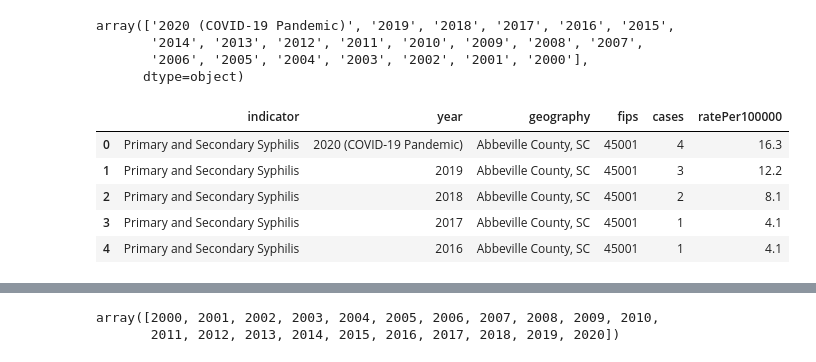
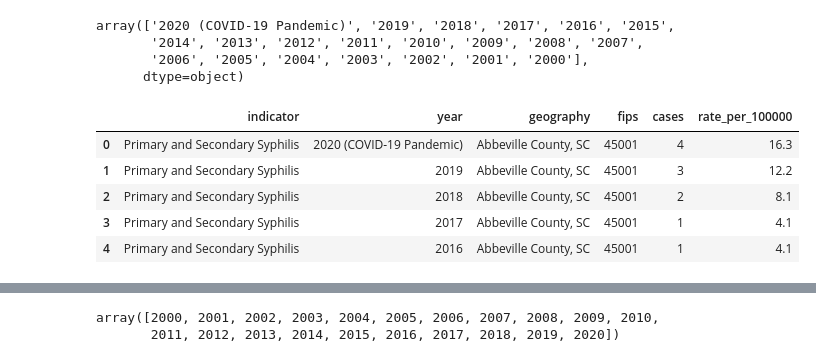
Before and after one commit to JayRPhilbrick/bdsi22dataminingsti, a Jupyter notebook: notebooks/CDCSTD_overall_clean.ipynb, the cells around one changed output, grey strips where cells are left out. Cells and saved outputs as stored; diff of their text form; code cells hidden in the pictures.

```diff
--- a/notebooks/CDCSTD_overall_clean.ipynb
+++ b/notebooks/CDCSTD_overall_clean.ipynb
@@ -21,24 +21,29 @@ array(['2020 (COVID-19 Pandemic)', '2019', '2018', '2017', '2016', '2015',
        '2014', '2013', '2012', '2011', '2010', '2009', '2008', '2007',
        '2006', '2005', '2004', '2003', '2002', '2001', '2000'],
       dtype=object)
+# %%
+df.columns= df.columns.str.lower()
+df.columns = df.columns.str.replace(' ','_')
+df.columns = df.columns.str.replace('/','_')
+df.head()
+# %% [output]
+|  | indicator | year | geography | fips | cases | rate_per_100000 |
+| 0 | Primary and Secondary Syphilis | 2020 (COVID-19 Pandemic) | Abbeville County, SC | 45001 | 4 | 16.3 |
+| 1 | Primary and Secondary Syphilis | 2019 | Abbeville County, SC | 45001 | 3 | 12.2 |
+| 2 | Primary and Secondary Syphilis | 2018 | Abbeville County, SC | 45001 | 2 | 8.1 |
+| 3 | Primary and Secondary Syphilis | 2017 | Abbeville County, SC | 45001 | 1 | 4.1 |
+| 4 | Primary and Secondary Syphilis | 2016 | Abbeville County, SC | 45001 | 1 | 4.1 |
 # %%
-df = df.rename(columns = {'Cases':'cases',
-                            'Rate per 100000':'ratePer100000',
-                             'Indicator':'indicator',
-                             'Year':'year',
-                             'Geography':'geography',
-                             'FIPS':'fips',
-                             'Percent':'percent',
-                             'Sex':'sex',
-                             'Race/Ethnicity' : 'raceEthnicity'})
-df.head()
+# df = df.rename(columns = {'Cases':'cases',
+#                             'Rate per 100000':'ratePer100000',
+#                              'Indicator':'indicator',
+#                              'Year':'year',
+#                              'Geography':'geography',
+#                              'FIPS':'fips',
+#                              'Percent':'percent',
+#                              'Sex':'sex',
+#                              'Race/Ethnicity' : 'raceEthnicity'})
+# df.head()
-# %% [output]
-|  | indicator | year | geography | fips | cases | ratePer100000 |
-| 0 | Primary and Secondary Syphilis | 2020 (COVID-19 Pandemic) | Abbeville County, SC | 45001 | 4 | 16.3 |
-| 1 | Primary and Secondary Syphilis | 2019 | Abbeville County, SC | 45001 | 3 | 12.2 |
-| 2 | Primary and Secondary Syphilis | 2018 | Abbeville County, SC | 45001 | 2 | 8.1 |
-| 3 | Primary and Secondary Syphilis | 2017 | Abbeville County, SC | 45001 | 1 | 4.1 |
-| 4 | Primary and Secondary Syphilis | 2016 | Abbeville County, SC | 45001 | 1 | 4.1 |
 # %%
 df.loc[df["year"].str.startswith('2020',na=False), "year"] = "2020"
 # %%
```
Also changed, not shown: parts of 7 cells of this notebook, 7 other files.
